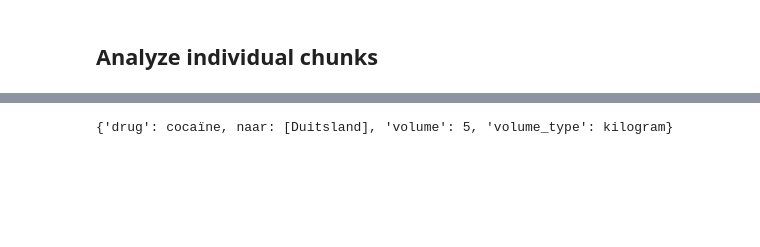
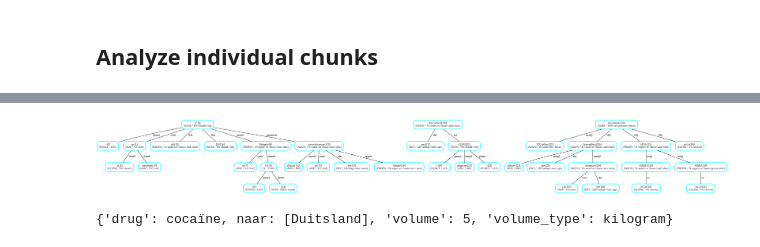
Before and after one commit to bloemetjesgordijn/Master-thesis, a Jupyter notebook: Dutch Court Cases.ipynb, the cells around one changed output, grey strips where cells are left out. Cells and saved outputs as stored; diff of their text form; code cells hidden in the pictures; blank space fills up the shorter version.

```diff
--- a/Dutch Court Cases.ipynb
+++ b/Dutch Court Cases.ipynb
@@ -968,3 +935,8 @@ De verdachte heeft omstreeks 1 januari 2000 DATE cocaïne DRUG in 5 kilogram QUA
+# %%
+png = visualise_spacy_tree.create_png(nlp(extext3))
+display(Image(png))
+# %% [output]
+[figure, added]
 # %%
 extract_info('De verdachte heeft omstreeks 1 januari 2000 cocaïne in 5 kilogram bananen naar Duitsland vervoerd.')
 # %% [output]
```
Also changed, not shown: parts of 33 cells of this notebook, 1 other file.
